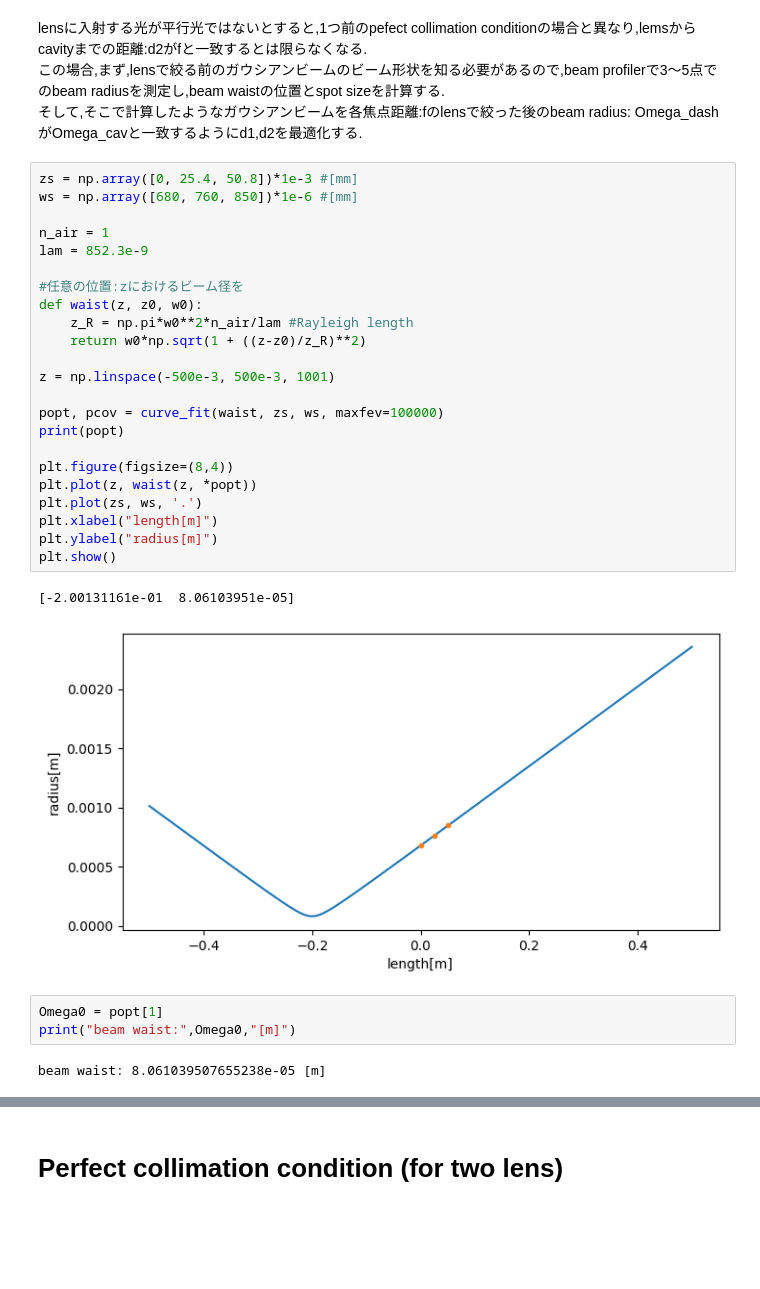
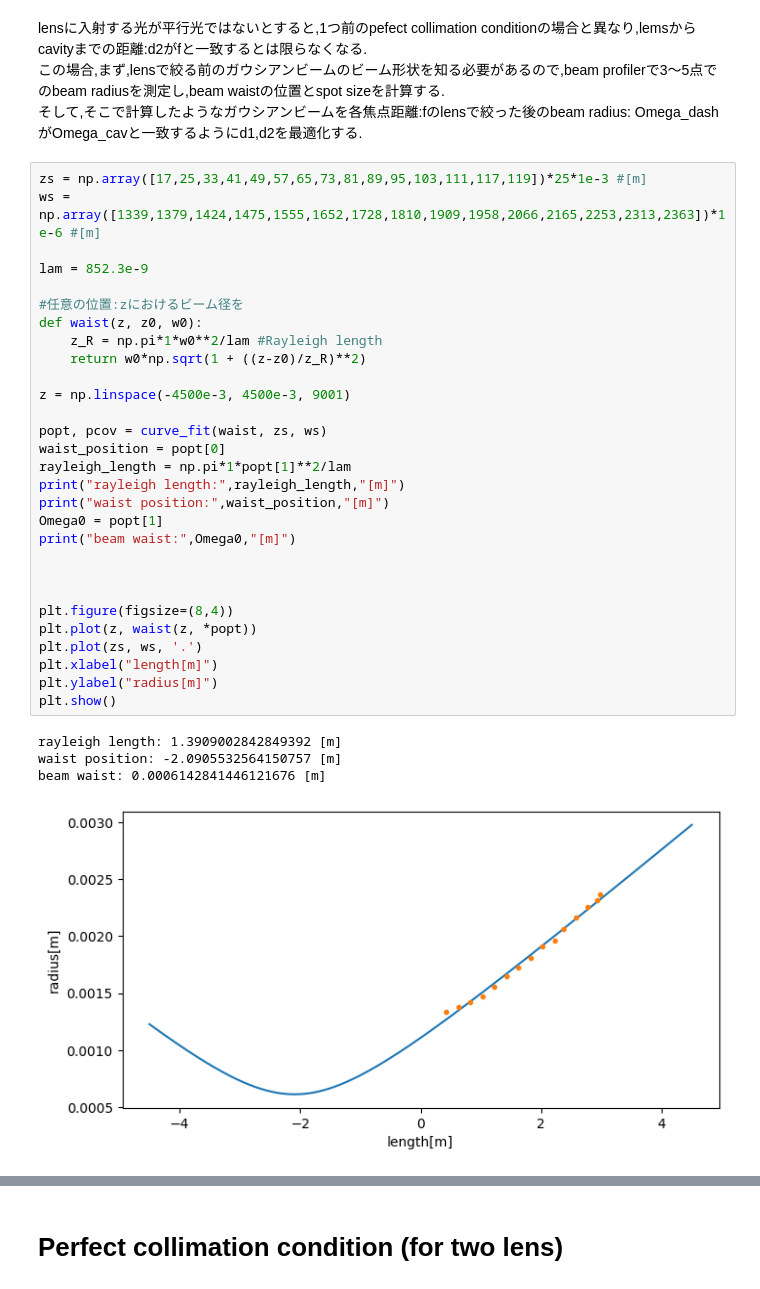
Before and after one commit to Kazuki-SAITO-14000605/Aoki_lab, a Jupyter notebook: ModeMatch_lensCavity.ipynb, the cells around one changed output, grey strips where cells are left out. Drawn from its saved outputs; the diff is of its cells as text; blank space fills up the shorter version.

```diff
--- a/ModeMatch_lensCavity.ipynb
+++ b/ModeMatch_lensCavity.ipynb
@@ -87,36 +99,39 @@ lensに入射する光が平行光ではないとすると,1つ前のpefect coll
 この場合,まず,lensで絞る前のガウシアンビームのビーム形状を知る必要があるので,beam profilerで3～5点でのbeam radiusを測定し,beam waistの位置とspot sizeを計算する.\
 そして,そこで計算したようなガウシアンビームを各焦点距離:fのlensで絞った後のbeam radius: Omega_dashがOmega_cavと一致するようにd1,d2を最適化する.
 # %%
-zs = np.array([0, 25.4, 50.8])*1e-3 #[mm]
-ws = np.array([680, 760, 850])*1e-6 #[mm]
+zs = np.array([17,25,33,41,49,57,65,73,81,89,95,103,111,117,119])*25*1e-3 #[m]
+ws = np.array([1339,1379,1424,1475,1555,1652,1728,1810,1909,1958,2066,2165,2253,2313,2363])*1e-6 #[m]
 
-n_air = 1
 lam = 852.3e-9
 
 #任意の位置:zにおけるビーム径を
 def waist(z, z0, w0):
-    z_R = np.pi*w0**2*n_air/lam #Rayleigh length
+    z_R = np.pi*1*w0**2/lam #Rayleigh length
     return w0*np.sqrt(1 + ((z-z0)/z_R)**2)
 
-z = np.linspace(-500e-3, 500e-3, 1001)
+z = np.linspace(-4500e-3, 4500e-3, 9001)
 
-popt, pcov = curve_fit(waist, zs, ws, maxfev=100000)
-print(popt)
+popt, pcov = curve_fit(waist, zs, ws)
+waist_position = popt[0]
+rayleigh_length = np.pi*1*popt[1]**2/lam
+print("rayleigh length:",rayleigh_length,"[m]")
+print("waist position:",waist_position,"[m]")
+Omega0 = popt[1]
+print("beam waist:",Omega0,"[m]")
+
+
 
 plt.figure(figsize=(8,4))
 plt.plot(z, waist(z, *popt))
 plt.plot(zs, ws, '.')
 plt.xlabel("length[m]")
 plt.ylabel("radius[m]")
 plt.show()
 # %% [output]
-[-2.00131161e-01  8.06103951e-05]
+rayleigh length: 1.3909002842849392 [m]
+waist position: -2.0905532564150757 [m]
+beam waist: 0.0006142841446121676 [m]
-[figure, old version]
+[figure, new version]
-# %%
-Omega0 = popt[1]
-print("beam waist:",Omega0,"[m]")
-# %% [output]
-beam waist: 8.061039507655238e-05 [m]
 # %%
 #one lens version
 
```
Also changed, not shown: parts of 18 cells of this notebook, 1 other file.
